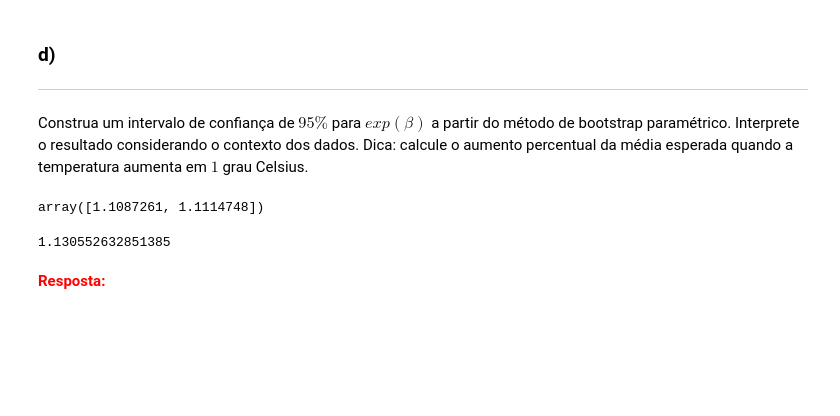
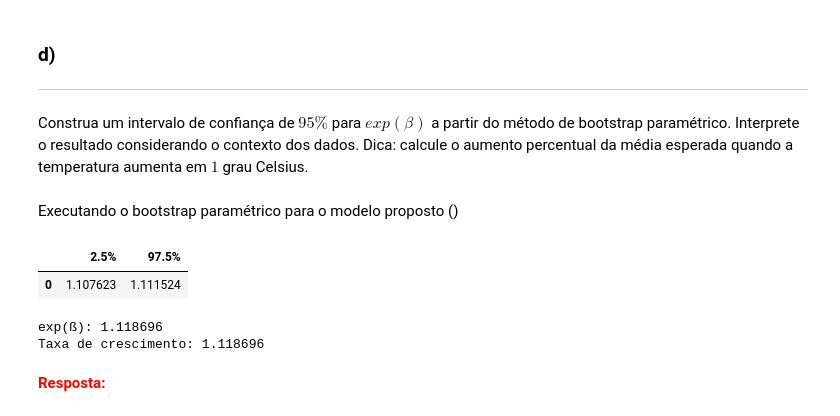
Before and after one commit to pauloceliojr/mcimd-listas, a Jupyter notebook: Lista 2/Lista_2.ipynb, the cells around one changed output. Drawn from its saved outputs; the diff is of its cells as text; code cells hidden in the pictures; blank space fills up the shorter version.

```diff
--- a/Lista 2/Lista_2.ipynb
+++ b/Lista 2/Lista_2.ipynb
@@ -235,22 +235,34 @@ ax
 ___
 
 Construa um intervalo de confiança de $95\%$ para $exp(\beta)$ a partir do método de bootstrap paramétrico. Interprete o resultado considerando o contexto dos dados. Dica: calcule o aumento percentual da média esperada quando a temperatura aumenta em $1$ grau Celsius.
+# %% [markdown]
+Executando o bootstrap paramétrico para o modelo proposto ()
 # %%
 lista_exp_beta = []
 
 X = sm.add_constant(dados_poisson.Temperatura)
-for i in range(10000):
-    y_previsto = poisson.rvs(mu=np.exp(emv_alfa + emv_beta * dados_poisson.Temperatura), size=dados_poisson.shape[0])
-    modelo_amostra = sm.GLM(y_previsto, X, family=sm.families.Poisson()).fit()
+for _ in range(10000):
+    amostra_sucessos = poisson.rvs(mu=np.exp(emv_alfa + emv_beta * dados_poisson.Temperatura), size=dados_poisson.shape[0])
+    modelo_amostra = sm.GLM(amostra_sucessos, X, family=sm.families.Poisson()).fit()
+
     lista_exp_beta.append(np.exp(modelo_amostra.params[1]))
-
-np.percentile(lista_exp_beta, q=[0.025, 0.975])
-# %% [output]
-array([1.1087261, 1.1114748])
-# %%
-max(lista_exp_beta)
-# %% [output]
-1.130552632851385
+# %%
+ic_exp_beta = pd.DataFrame(np.percentile(lista_exp_beta, q=[0.025, 0.975]))
+ic_exp_beta = ic_exp_beta.pivot_table(0, columns=ic_exp_beta.index)
+ic_exp_beta.columns = ["2.5%", "97.5%"]
+ic_exp_beta
+# %% [output]
+|  | 2.5% | 97.5% |
+| 0 | 1.107623 | 1.111524 |
+# %%
+print(f"exp(ß): {np.exp(emv_beta):0.6f}")
+
+lambda_previsto_t = np.exp(emv_alfa + emv_beta * dados_poisson.Temperatura.iloc[0])
+lambda_previsto_t_mais_1 = np.exp(emv_alfa + emv_beta * (dados_poisson.Temperatura.iloc[0] + 1))
+print(f"Taxa de crescimento: {lambda_previsto_t_mais_1 / lambda_previsto_t:0.6f}")
+# %% [output]
+exp(ß): 1.118696
+Taxa de crescimento: 1.118696
 # %% [markdown]
 <font color='red'>**Resposta:**</font>
 # %% [markdown]
```
Also changed, not shown: parts of 7 cells of this notebook.
